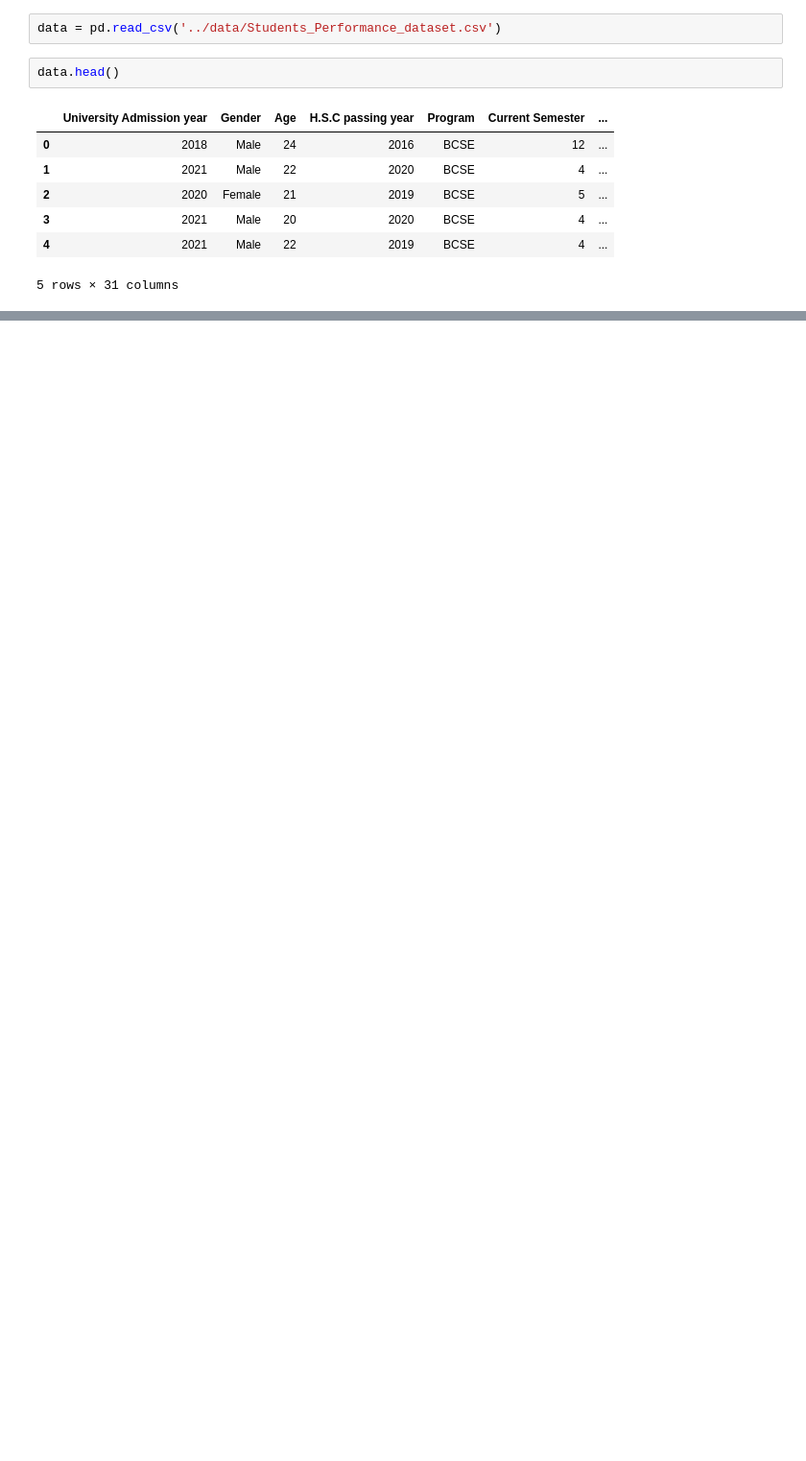
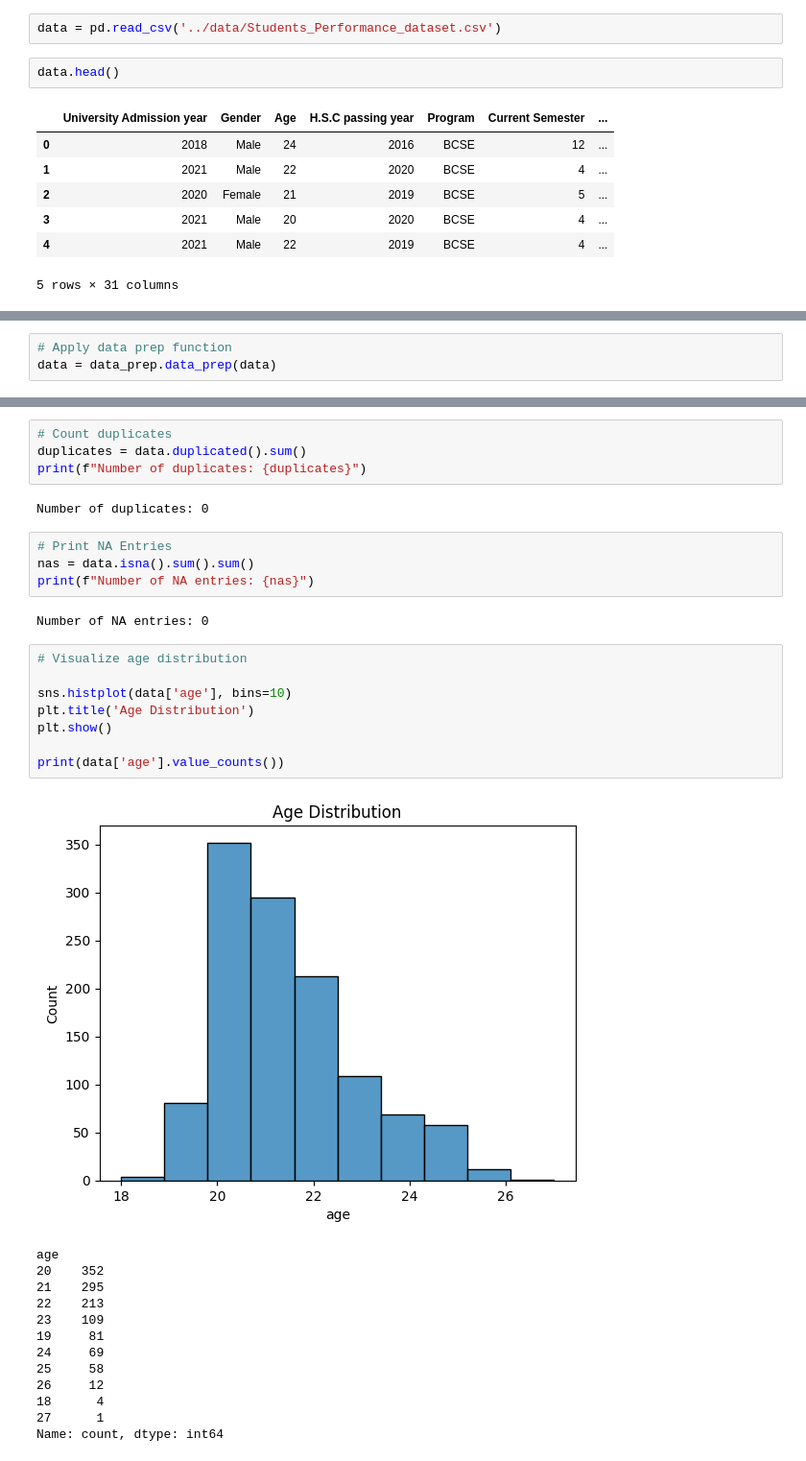
Before and after one commit to benberinsky/ds3026-final-project, a Jupyter notebook: scripts/eda.ipynb, the cells around one changed output, grey strips where cells are left out. Shown at 96% size. Cells and saved outputs as stored; diff of their text form; blank space fills up the shorter version.

Commit message:
Created data prep function and worked on EDA

```diff
--- a/scripts/eda.ipynb
+++ b/scripts/eda.ipynb
@@ -89,0 +52,3 @@ missing_value[missing_value > 0]
+# %%
+# Apply data prep function
+data = data_prep.data_prep(data)
@@ -89,0 +116,34 @@ missing_value[missing_value > 0]
+# %%
+# Count duplicates
+duplicates = data.duplicated().sum()
+print(f"Number of duplicates: {duplicates}")
+# %% [output]
+Number of duplicates: 0
+# %%
+# Print NA Entries
+nas = data.isna().sum().sum()
+print(f"Number of NA entries: {nas}")
+# %% [output]
+Number of NA entries: 0
+# %%
+# Visualize age distribution
+
+sns.histplot(data['age'], bins=10)
+plt.title('Age Distribution')
+plt.show()
+
+print(data['age'].value_counts())
+# %% [output]
+[figure, added]
+age
+20    352
+21    295
+22    213
+23    109
+19     81
+24     69
+25     58
+26     12
+18      4
+27      1
+Name: count, dtype: int64
```
Also changed, not shown: parts of 25 cells of this notebook, 2 other files.
